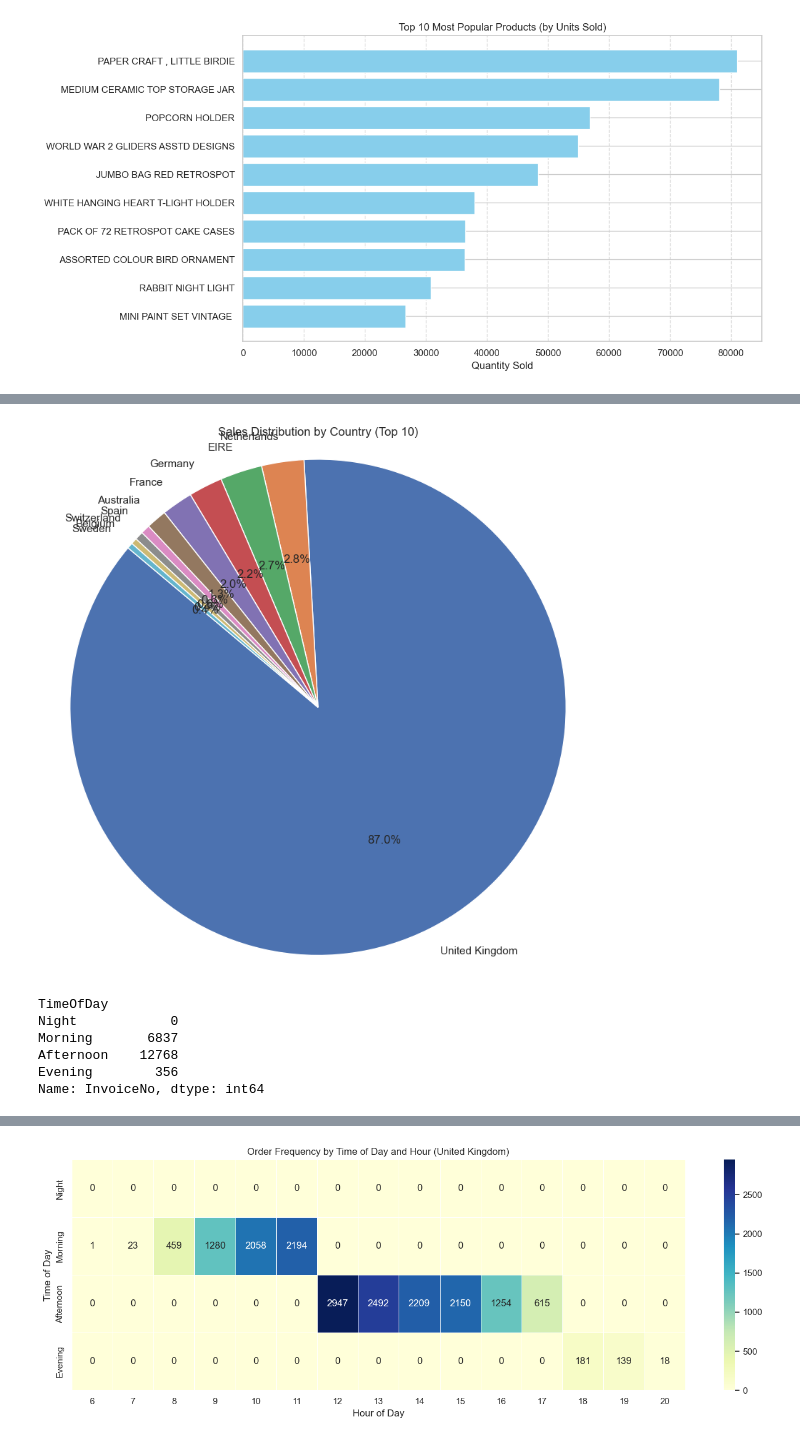
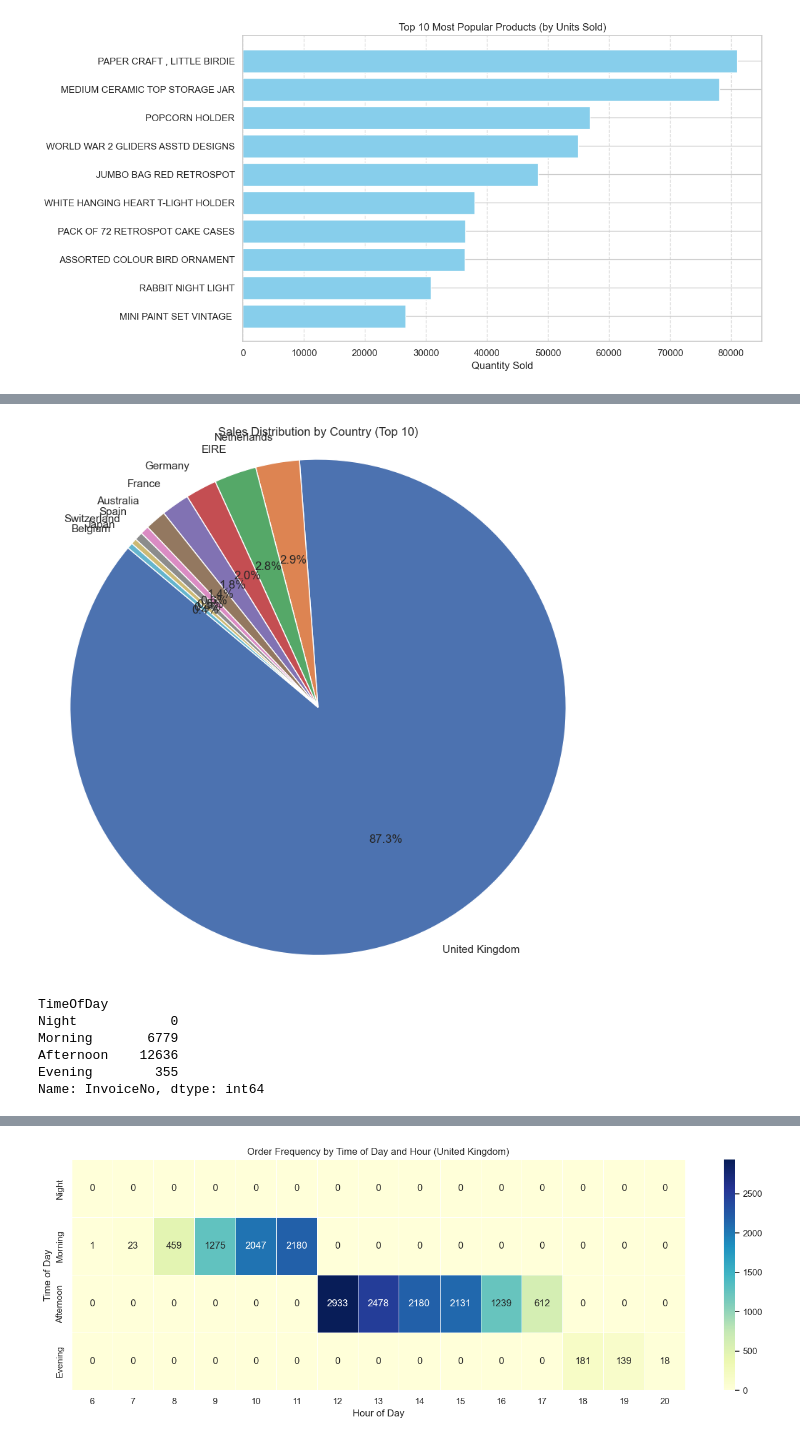
Before and after one commit to DorotasHub/online-retail-analysis, a Jupyter notebook: notebooks/data_analysis_nb.ipynb, the cells around one changed output, grey strips where cells are left out. Cells and saved outputs as stored; diff of their text form; code cells hidden in the pictures.

```diff
--- a/notebooks/data_analysis_nb.ipynb
+++ b/notebooks/data_analysis_nb.ipynb
@@ -390,34 +510,35 @@ plt.show()
 # %%
 sales_by_country = (
-    sales_df.groupby("Country")["TotalPrice"]
+    filtered_sales_df.groupby("Country")["TotalPrice"]
     .sum()
     .sort_values(ascending=False)
 )
 
 top_sales_countries = sales_by_country.head(10)
+top_sales_countries
 
 plt.figure(figsize=(8, 8))
 plt.pie(
     top_sales_countries.values,
     labels=top_sales_countries.index,
     autopct="%1.1f%%",
     startangle=140,
     wedgeprops={'edgecolor': 'white'}
 )
 plt.title("Sales Distribution by Country (Top 10)")
 plt.axis("equal")
 plt.tight_layout()
 plt.show()
 # %% [output]
-[figure, old version]
+[figure, new version]
 # %%
-orders_by_time_of_day = sales_df.groupby('TimeOfDay', observed=False)['InvoiceNo'].nunique()
+orders_by_time_of_day = filtered_sales_df.groupby('TimeOfDay', observed=False)['InvoiceNo'].nunique()
 orders_by_time_of_day
 # %% [output]
 TimeOfDay
 Night            0
-Morning       6837
-Afternoon    12768
-Evening        356
+Morning       6779
+Afternoon    12636
+Evening        355
 Name: InvoiceNo, dtype: int64
 # %%
```
Also changed, not shown: parts of 22 cells of this notebook.
